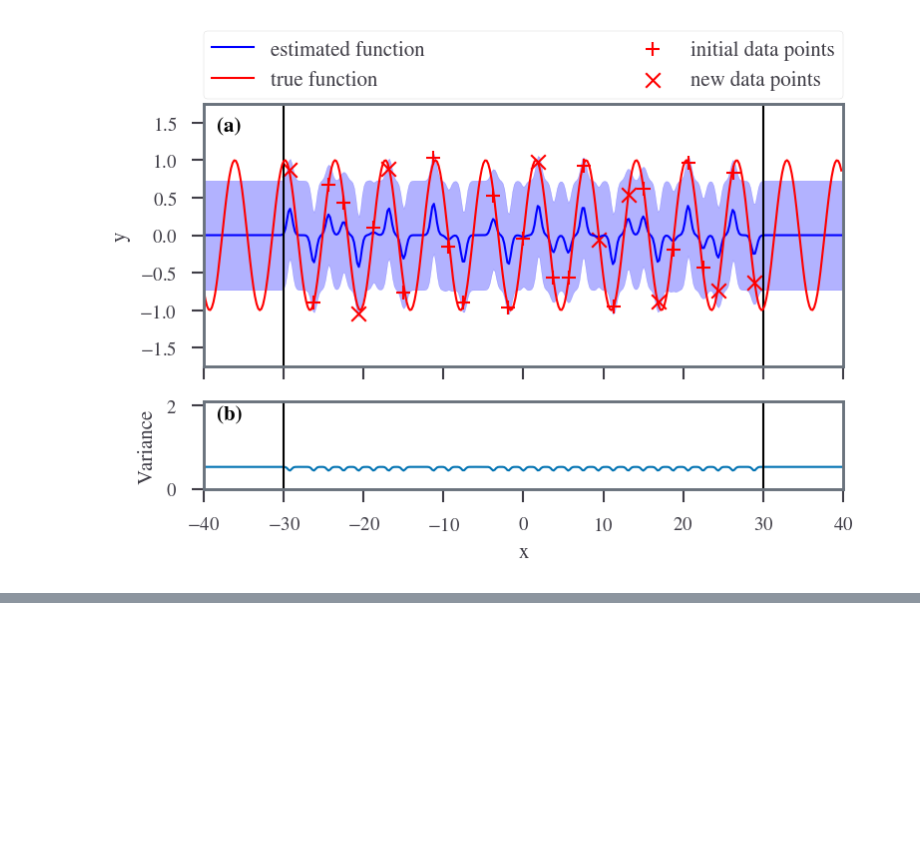
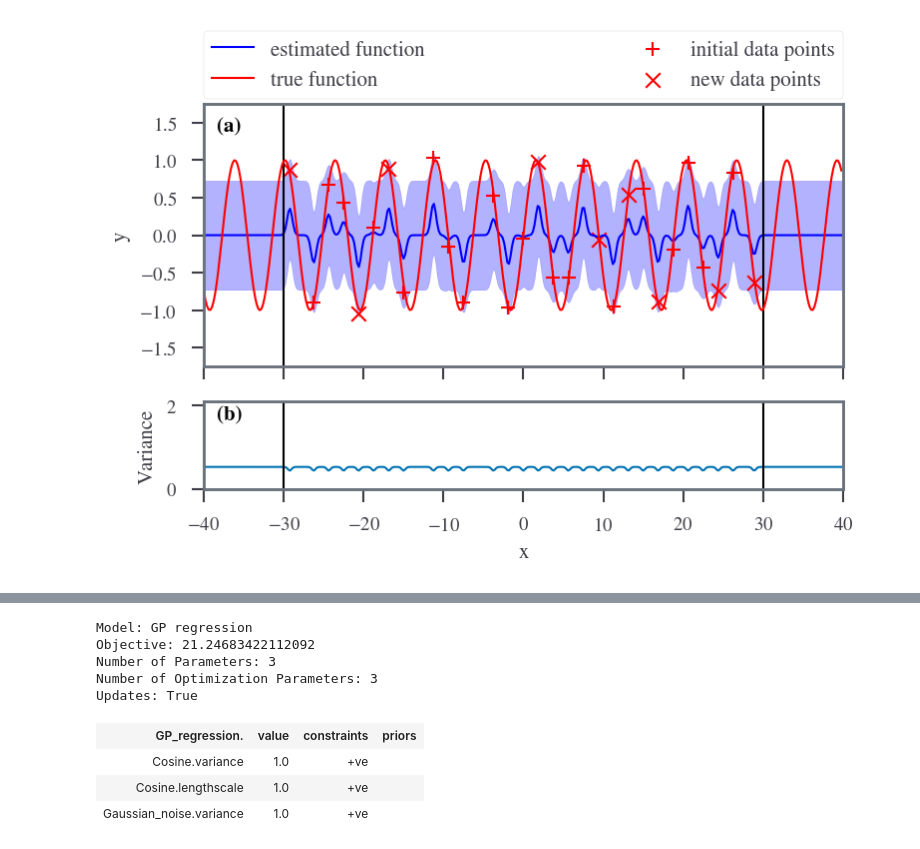
Before and after one commit to sdat2/seager19, a Jupyter notebook: notebooks/exploratory/emukit.ipynb, the cells around one changed output, grey strips where cells are left out. Drawn from its saved outputs; the diff is of its cells as text; code cells hidden in the pictures; blank space fills up the shorter version.

```diff
--- a/notebooks/exploratory/emukit.ipynb
+++ b/notebooks/exploratory/emukit.ipynb
@@ -245,0 +247,12 @@ writer.close()
+# %%
+GPRegression(x_data, y_data, kernel=GPy.kern.src.stationary.Cosine(1))
+# %% [output]
+Model: GP regression
+Objective: 21.24683422112092
+Number of Parameters: 3
+Number of Optimization Parameters: 3
+Updates: True
+| GP_regression. | value | constraints | priors |
+| Cosine.variance | 1.0 | +ve |  |
+| Cosine.lengthscale | 1.0 | +ve |  |
+| Gaussian_noise.variance | 1.0 | +ve |  |
```
Also changed, not shown: parts of 6 cells of this notebook, 1 other file.
